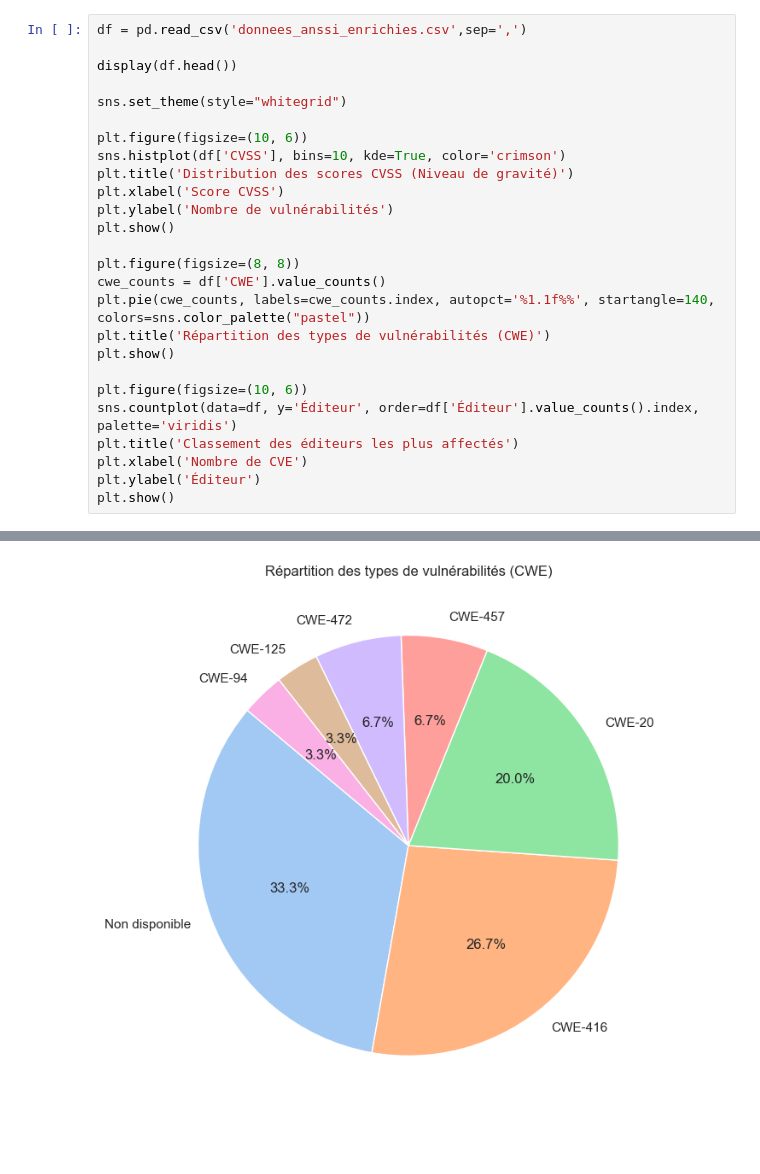
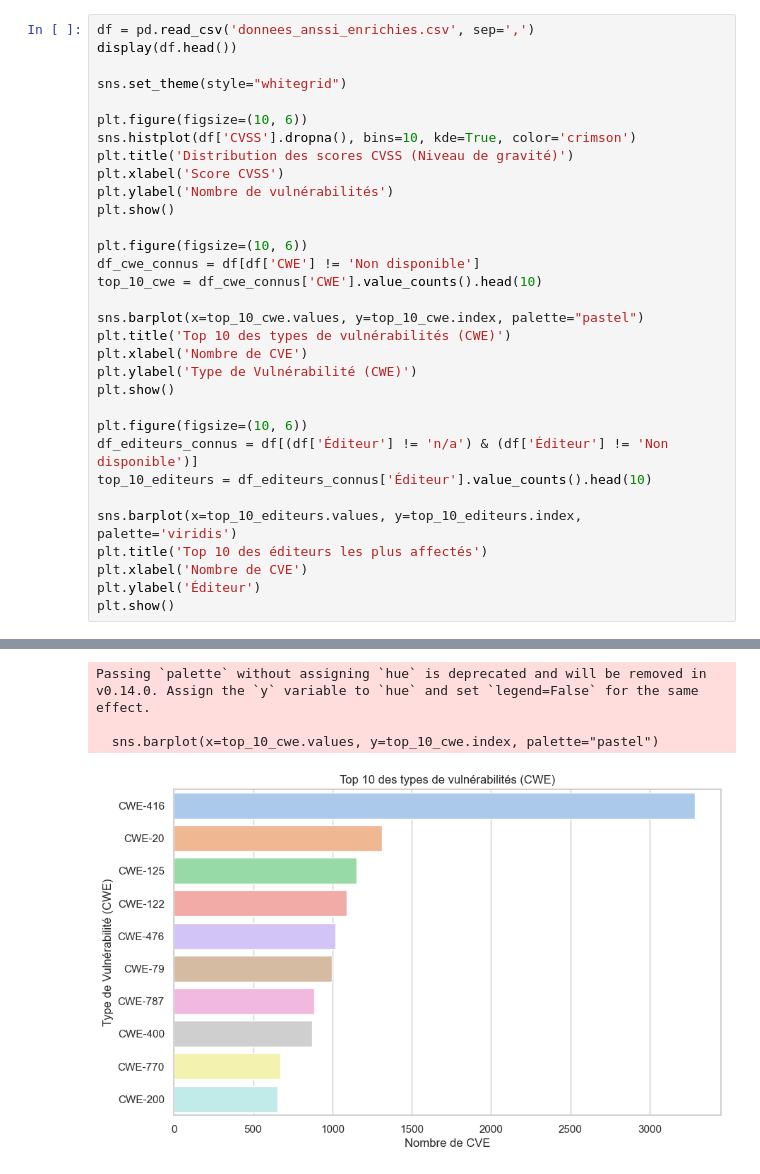
Before and after one commit to VictorTaillefer/TDfinal, a Jupyter notebook: dataset_use.ipynb, the cells around one changed output, grey strips where cells are left out. Saved outputs shown, nothing was run; the diff lists cells and outputs as text; blank space fills up the shorter version.

```diff
--- a/dataset_use.ipynb
+++ b/dataset_use.ipynb
@@ -8,26 +14,32 @@ from email.mime.text import MIMEText
 # %%
-df = pd.read_csv('donnees_anssi_enrichies.csv',sep=',')
-
+df = pd.read_csv('donnees_anssi_enrichies.csv', sep=',')
 display(df.head())
 
 sns.set_theme(style="whitegrid")
 
 plt.figure(figsize=(10, 6))
-sns.histplot(df['CVSS'], bins=10, kde=True, color='crimson')
+sns.histplot(df['CVSS'].dropna(), bins=10, kde=True, color='crimson')
 plt.title('Distribution des scores CVSS (Niveau de gravité)')
 plt.xlabel('Score CVSS')
 plt.ylabel('Nombre de vulnérabilités')
 plt.show()
 
-plt.figure(figsize=(8, 8))
-cwe_counts = df['CWE'].value_counts()
-plt.pie(cwe_counts, labels=cwe_counts.index, autopct='%1.1f%%', startangle=140, colors=sns.color_palette("pastel"))
-plt.title('Répartition des types de vulnérabilités (CWE)')
+plt.figure(figsize=(10, 6))
+df_cwe_connus = df[df['CWE'] != 'Non disponible']
+top_10_cwe = df_cwe_connus['CWE'].value_counts().head(10)
+
+sns.barplot(x=top_10_cwe.values, y=top_10_cwe.index, palette="pastel")
+plt.title('Top 10 des types de vulnérabilités (CWE)')
+plt.xlabel('Nombre de CVE')
+plt.ylabel('Type de Vulnérabilité (CWE)')
 plt.show()
 
 plt.figure(figsize=(10, 6))
-sns.countplot(data=df, y='Éditeur', order=df['Éditeur'].value_counts().index, palette='viridis')
-plt.title('Classement des éditeurs les plus affectés')
+df_editeurs_connus = df[(df['Éditeur'] != 'n/a') & (df['Éditeur'] != 'Non disponible')]
+top_10_editeurs = df_editeurs_connus['Éditeur'].value_counts().head(10)
+
+sns.barplot(x=top_10_editeurs.values, y=top_10_editeurs.index, palette='viridis')
+plt.title('Top 10 des éditeurs les plus affectés')
 plt.xlabel('Nombre de CVE')
 plt.ylabel('Éditeur')
 plt.show()
@@ -42 +54,4 @@ plt.show()
+Passing `palette` without assigning `hue` is deprecated and will be removed in v0.14.0. Assign the `y` variable to `hue` and set `legend=False` for the same effect.
+
+  sns.barplot(x=top_10_cwe.values, y=top_10_cwe.index, palette="pastel")
-[figure, old version]
+[figure, new version]
```
Also changed, not shown: parts of 5 cells of this notebook, 7 other files.
